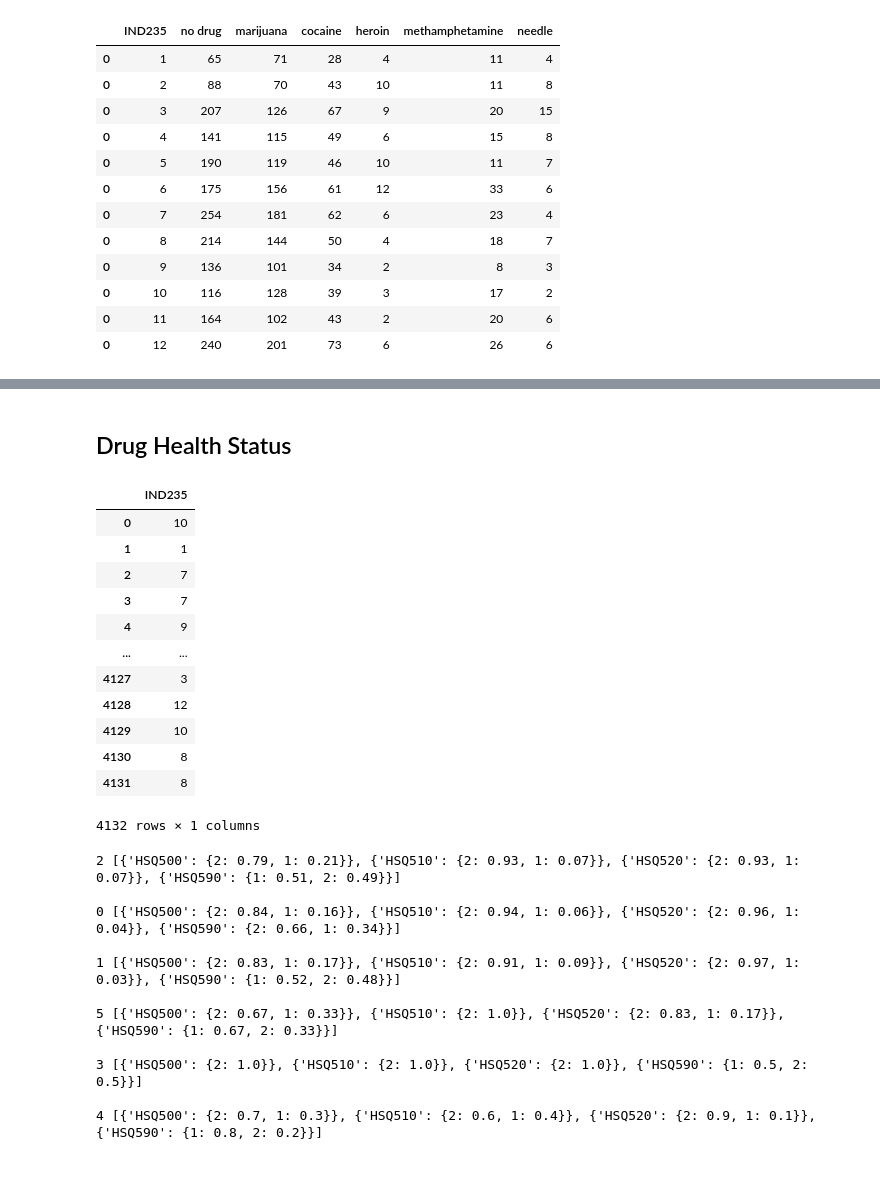
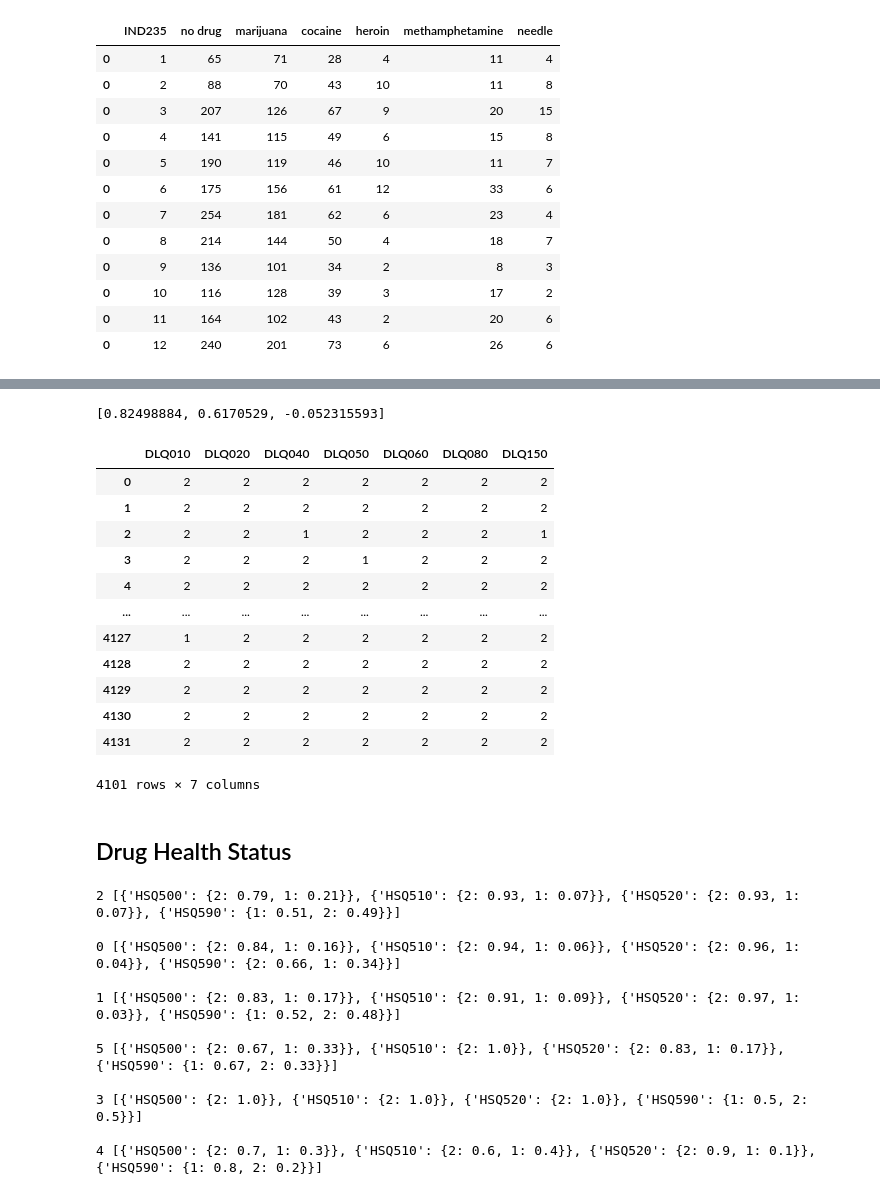
Before and after one commit to ytguo5/DATA200FINALPROJECT, a Jupyter notebook: YutingGuo_EmpiricalProject.ipynb, the cells around one changed output, grey strips where cells are left out. Cells and saved outputs as stored; diff of their text form; code cells hidden in the pictures.

```diff
--- a/YutingGuo_EmpiricalProject.ipynb
+++ b/YutingGuo_EmpiricalProject.ipynb
@@ -334,0 +375,4 @@ y_1 = DLQ_DUQ_I_label_df['DrugLabel'].values
+# %%
+explainer.expected_value
+# %% [output]
+[0.82498884, 0.6170529, -0.052315593]
@@ -335,23 +381,28 @@ y_1 = DLQ_DUQ_I_label_df['DrugLabel'].values
+# %%
+X_1 = DLQ_DUQ_I_label_df[DLQ_I_cols]
+X_1
+y_1 = DLQ_DUQ_I_label_df['DrugLabel'].values
+y_1
+# %% [output]
+|  | DLQ010 | DLQ020 | DLQ040 | DLQ050 | DLQ060 | DLQ080 | DLQ150 |
+| 0 | 2 | 2 | 2 | 2 | 2 | 2 | 2 |
+| 1 | 2 | 2 | 2 | 2 | 2 | 2 | 2 |
+| 2 | 2 | 2 | 1 | 2 | 2 | 2 | 1 |
+| 3 | 2 | 2 | 2 | 1 | 2 | 2 | 2 |
+| 4 | 2 | 2 | 2 | 2 | 2 | 2 | 2 |
+| ... | ... | ... | ... | ... | ... | ... | ... |
+| 4127 | 1 | 2 | 2 | 2 | 2 | 2 | 2 |
+| 4128 | 2 | 2 | 2 | 2 | 2 | 2 | 2 |
+| 4129 | 2 | 2 | 2 | 2 | 2 | 2 | 2 |
+| 4130 | 2 | 2 | 2 | 2 | 2 | 2 | 2 |
+| 4131 | 2 | 2 | 2 | 2 | 2 | 2 | 2 |
+4101 rows × 7 columns
 # %% [markdown]
 ## Drug Health Status
 # %%
 #INQ_I_df_Inc_saving=INQ_I_df.drop(labels=['INQ020','INQ012','INQ030','INQ060','INQ080','INQ090','INQ132',
 #                      'INQ140','INQ150','INQ300','INDFMMPC'],axis=1)
-INQ_I_df_Inc_saving
+#INQ_I_df_Inc_saving
-# %% [output]
-|  | IND235 |
-| 0 | 10 |
-| 1 | 1 |
-| 2 | 7 |
-| 3 | 7 |
-| 4 | 9 |
-| ... | ... |
-| 4127 | 3 |
-| 4128 | 12 |
-| 4129 | 10 |
-| 4130 | 8 |
-| 4131 | 8 |
-4132 rows × 1 columns
 # %%
 DUQ_I_label_df = pd.read_csv('DUQ_I_label_df.csv')
 DUQ_I_label_cols = DUQ_I_label_df.columns.tolist()
```
Also changed, not shown: parts of 27 cells of this notebook.
